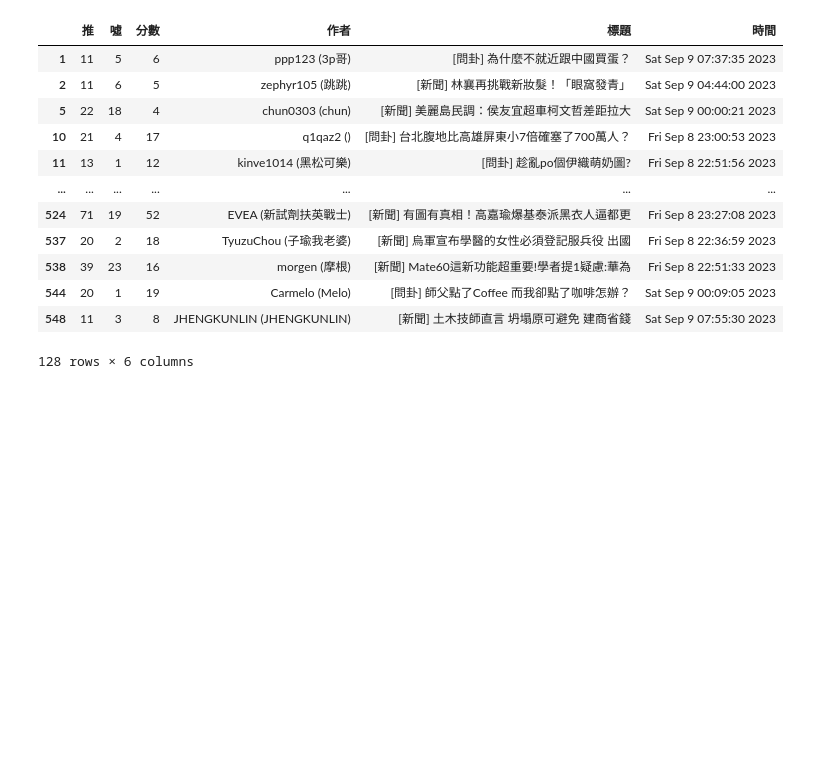
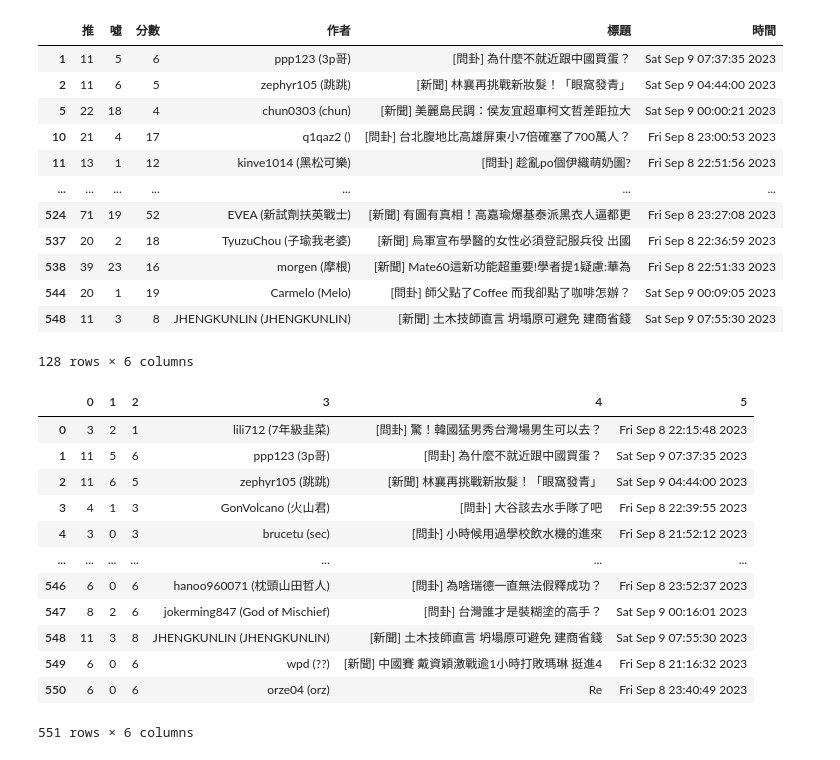
Before and after one commit to uuboyscy/thi102, a Jupyter notebook: pyetl/12_pandas_ptt.ipynb, the cells around one changed output. Cells and saved outputs as stored; diff of their text form; code cells hidden in the pictures; blank space fills up the shorter version.

```diff
--- a/pyetl/12_pandas_ptt.ipynb
+++ b/pyetl/12_pandas_ptt.ipynb
@@ -198,0 +199,17 @@ df.to_csv("ptt.csv", index=False)
+# %%
+df2 = pd.read_csv("ptt.csv", header=None)
+df2
+# %% [output]
+|  | 0 | 1 | 2 | 3 | 4 | 5 |
+| 0 | 3 | 2 | 1 | lili712 (7年級韭菜) | [問卦] 驚！韓國猛男秀台灣場男生可以去？ | Fri Sep 8 22:15:48 2023 |
+| 1 | 11 | 5 | 6 | ppp123 (3p哥) | [問卦] 為什麼不就近跟中國買蛋？ | Sat Sep 9 07:37:35 2023 |
+| 2 | 11 | 6 | 5 | zephyr105 (跳跳) | [新聞] 林襄再挑戰新妝髮！「眼窩發青」 | Sat Sep 9 04:44:00 2023 |
+| 3 | 4 | 1 | 3 | GonVolcano (火山君) | [問卦] 大谷該去水手隊了吧 | Fri Sep 8 22:39:55 2023 |
+| 4 | 3 | 0 | 3 | brucetu (sec) | [問卦] 小時候用過學校飲水機的進來 | Fri Sep 8 21:52:12 2023 |
+| ... | ... | ... | ... | ... | ... | ... |
+| 546 | 6 | 0 | 6 | hanoo960071 (枕頭山田哲人) | [問卦] 為啥瑞德一直無法假釋成功？ | Fri Sep 8 23:52:37 2023 |
+| 547 | 8 | 2 | 6 | jokerming847 (God of Mischief) | [問卦] 台灣誰才是裝糊塗的高手？ | Sat Sep 9 00:16:01 2023 |
+| 548 | 11 | 3 | 8 | JHENGKUNLIN (JHENGKUNLIN) | [新聞] 土木技師直言 坍塌原可避免 建商省錢 | Sat Sep 9 07:55:30 2023 |
+| 549 | 6 | 0 | 6 | wpd (??) | [新聞] 中國賽 戴資穎激戰逾1小時打敗瑪琳 挺進4 | Fri Sep 8 21:16:32 2023 |
+| 550 | 6 | 0 | 6 | orze04 (orz) | Re | Fri Sep 8 23:40:49 2023 |
+551 rows × 6 columns
```
Also changed, not shown: parts of 3 cells of this notebook, 1 other file.
